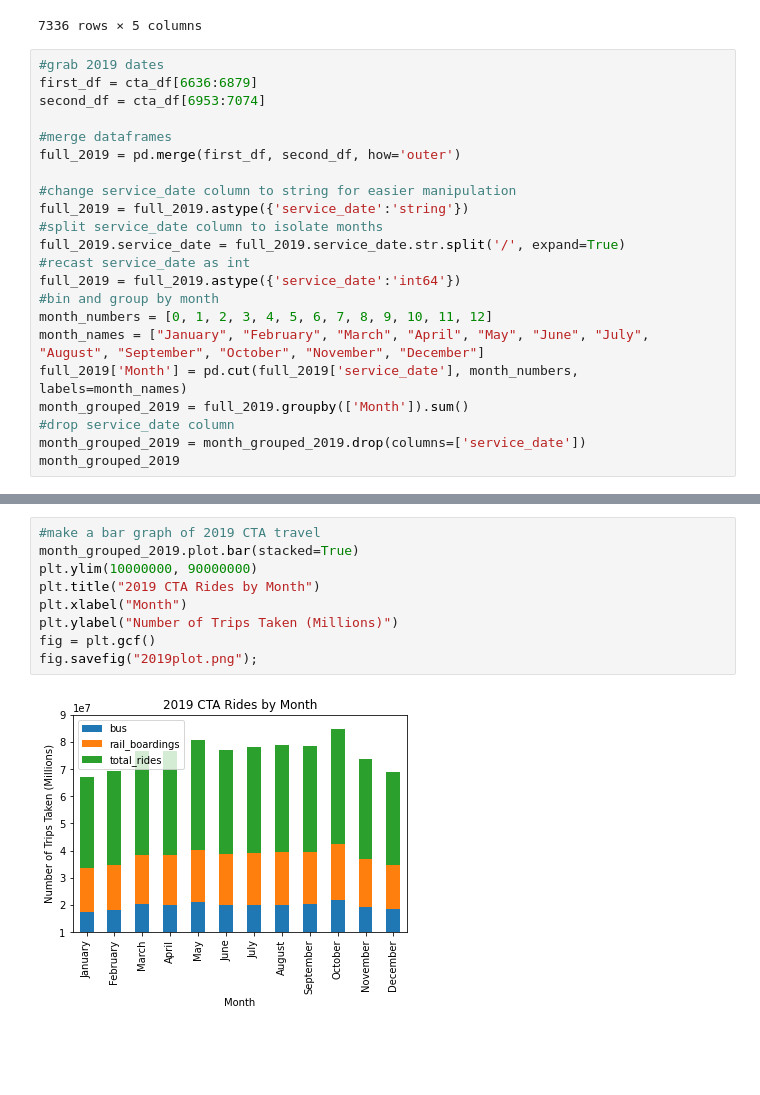
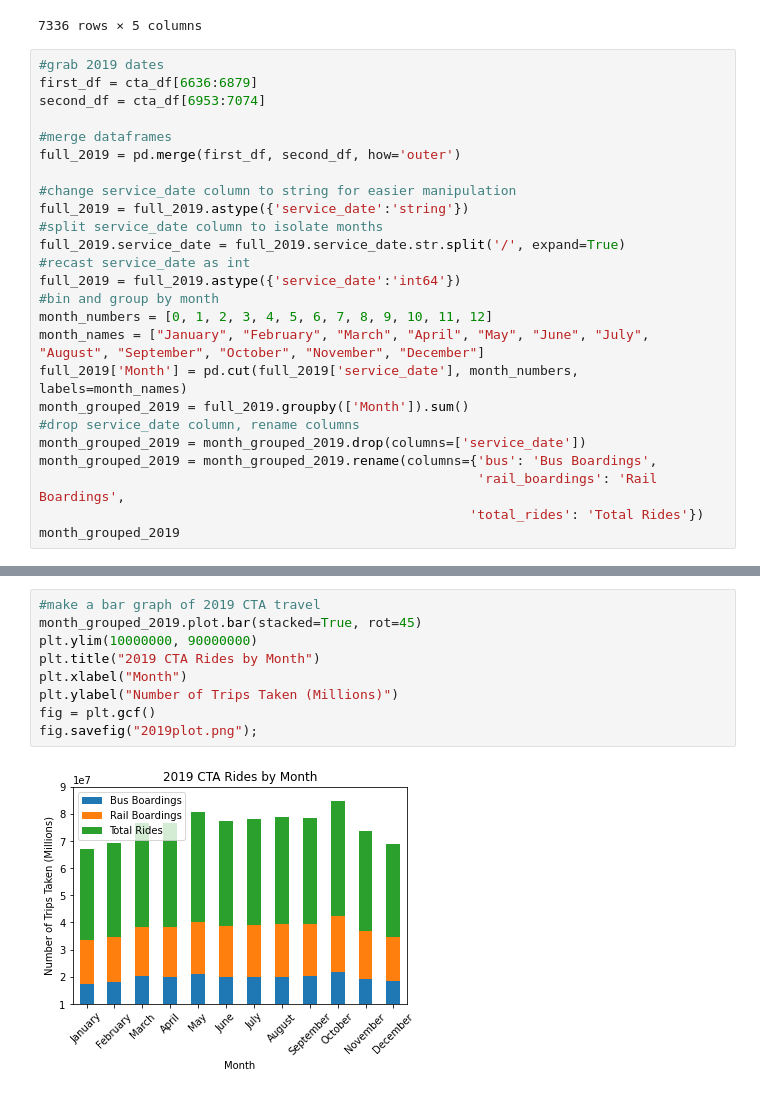
Before and after one commit to Slainte91/COVID-movement, a Jupyter notebook: cta/cta.ipynb, the cells around one changed output, grey strips where cells are left out. Drawn from its saved outputs; the diff is of its cells as text; blank space fills up the shorter version.

Commit message:
finalized year plots

```diff
--- a/cta/cta.ipynb
+++ b/cta/cta.ipynb
@@ -40,6 +40,9 @@ month_numbers = [0, 1, 2, 3, 4, 5, 6, 7, 8, 9, 10, 11, 12]
 month_names = ["January", "February", "March", "April", "May", "June", "July", "August", "September", "October", "November", "December"]
 full_2019['Month'] = pd.cut(full_2019['service_date'], month_numbers, labels=month_names)
 month_grouped_2019 = full_2019.groupby(['Month']).sum()
-#drop service_date column
+#drop service_date column, rename columns
 month_grouped_2019 = month_grouped_2019.drop(columns=['service_date'])
+month_grouped_2019 = month_grouped_2019.rename(columns={'bus': 'Bus Boardings',
+                                                        'rail_boardings': 'Rail Boardings',
+                                                       'total_rides': 'Total Rides'})
 month_grouped_2019
@@ -46,14 +64,14 @@ month_grouped_2019
 # %%
 #make a bar graph of 2019 CTA travel
-month_grouped_2019.plot.bar(stacked=True)
+month_grouped_2019.plot.bar(stacked=True, rot=45)
 plt.ylim(10000000, 90000000)
 plt.title("2019 CTA Rides by Month")
 plt.xlabel("Month")
 plt.ylabel("Number of Trips Taken (Millions)")
 fig = plt.gcf()
 fig.savefig("2019plot.png");
 # %% [output]
-[figure, old version]
+[figure, new version]
 # %%
 #grab 2020 dates
 third_df = cta_df[6879:6952]
```
Also changed, not shown: parts of 3 cells of this notebook, 2 other files.
